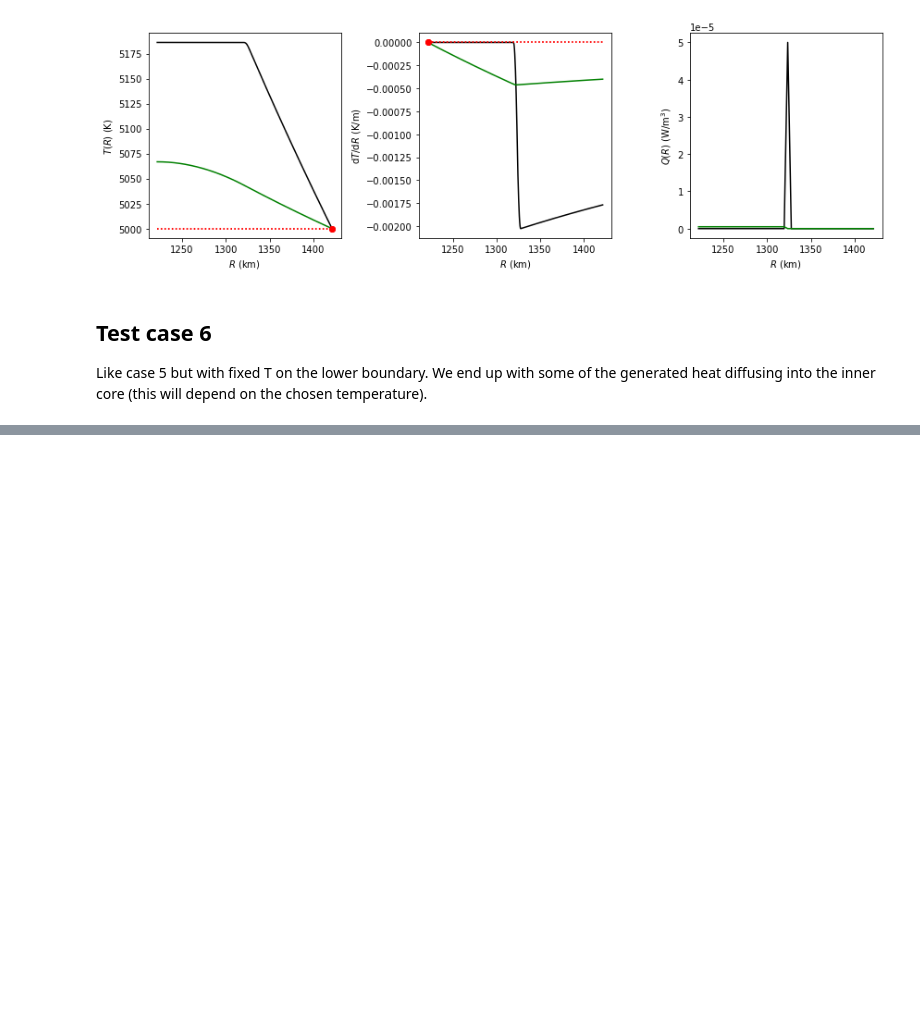
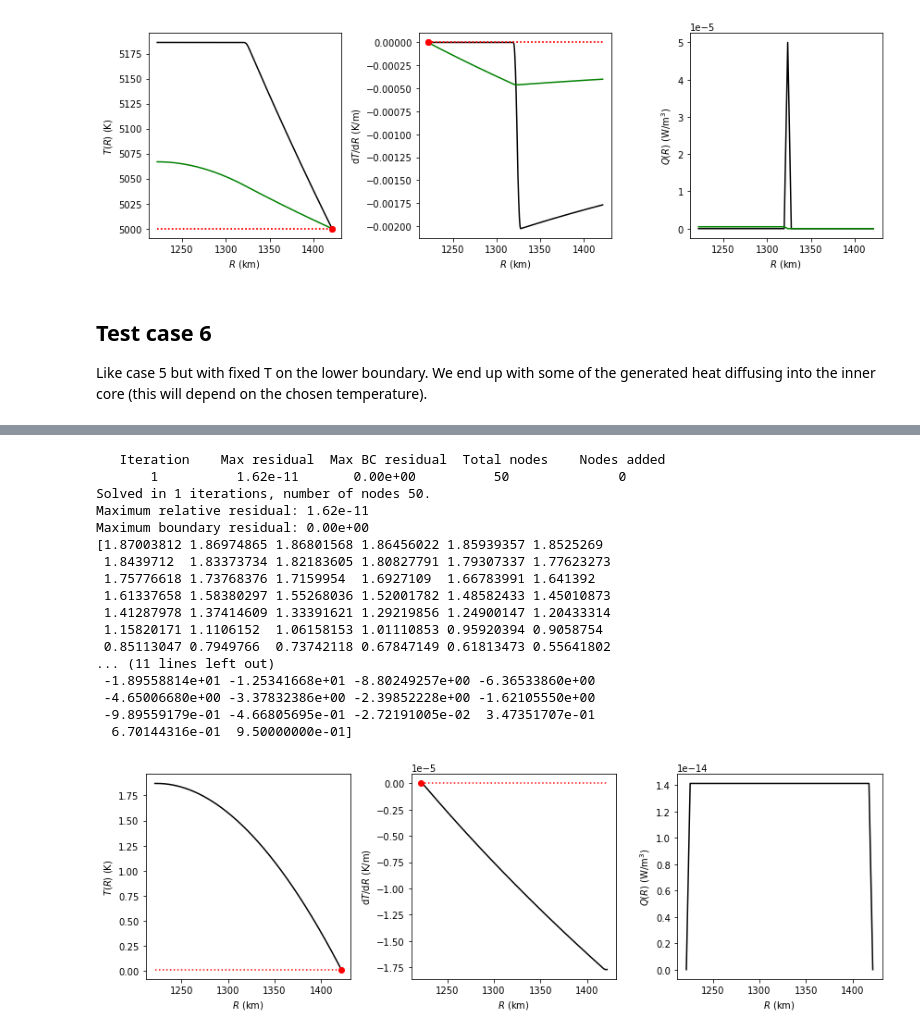
Before and after one commit to andreww/slurry, a Jupyter notebook: f-layer-diffusion.ipynb, the cells around one changed output, grey strips where cells are left out. Drawn from its saved outputs; the diff is of its cells as text; code cells hidden in the pictures; blank space fills up the shorter version.

```diff
--- a/f-layer-diffusion.ipynb
+++ b/f-layer-diffusion.ipynb
@@ -316,0 +504,48 @@ plt.show()
+# %%
+dl = 1.0E-8
+_, _, _, fe_density, _, _ = feot.densities(1.0, 330.0, 5700.0)
+
+mass_rate = np.ones_like(r) * 1.0E-12 # kg m^-3 s^-1 equivelent to case 7 with sensible heat
+mass_rate[0] = 0.0
+mass_rate[-1] = 0.0
+
+x_top = 0.95
+initial_x = np.ones_like(r) * x_top
+initial_dcdr = np.zeros_like(r)
+
+c_top = feot.mass_percent_o(x_top)/100.0
+initial_c = feot.mass_percent_o(initial_x)/100.0
+
+
+fig, axs = plt.subplots(ncols=3, figsize=(12,4))
+
+
+# or mass_rate*np.mean(initial_c)
+# or mass_rate*c_top
+out_cs = layer_diffusion.solve_layer_diffusion(r, mass_rate*np.mean(initial_c), dl*fe_density, initial_c, derivative_guess=initial_dcdr,
+                                               top_value_bc=c_top, bottom_derivative_bc=0.0, fig_axs=axs, composition=False)
+
+print(out_cs)
+out_xs = feot.mol_frac_fe(out_cs * 100.0)
+print(out_xs)
+fig.tight_layout()
+plt.show()
+# %% [output]
+   Iteration    Max residual  Max BC residual  Total nodes    Nodes added
+       1          1.62e-11       0.00e+00          50              0
+Solved in 1 iterations, number of nodes 50.
+Maximum relative residual: 1.62e-11
+Maximum boundary residual: 0.00e+00
+[1.87003812 1.86974865 1.86801568 1.86456022 1.85939357 1.8525269
+ 1.8439712  1.83373734 1.82183605 1.80827791 1.79307337 1.77623273
+ 1.75776618 1.73768376 1.7159954  1.6927109  1.66783991 1.641392
+ 1.61337658 1.58380297 1.55268036 1.52001782 1.48582433 1.45010873
+ 1.41287978 1.37414609 1.33391621 1.29219856 1.24900147 1.20433314
+ 1.15820171 1.1106152  1.06158153 1.01110853 0.95920394 0.9058754
+ 0.85113047 0.7949766  0.73742118 0.67847149 0.61813473 0.55641802
+... (11 lines left out)
+ -1.89558814e+01 -1.25341668e+01 -8.80249257e+00 -6.36533860e+00
+ -4.65006680e+00 -3.37832386e+00 -2.39852228e+00 -1.62105550e+00
+ -9.89559179e-01 -4.66805695e-01 -2.72191005e-02  3.47351707e-01
+  6.70144316e-01  9.50000000e-01]
+[figure, added]
```
Also changed, not shown: parts of 16 cells of this notebook, 1 other file.
